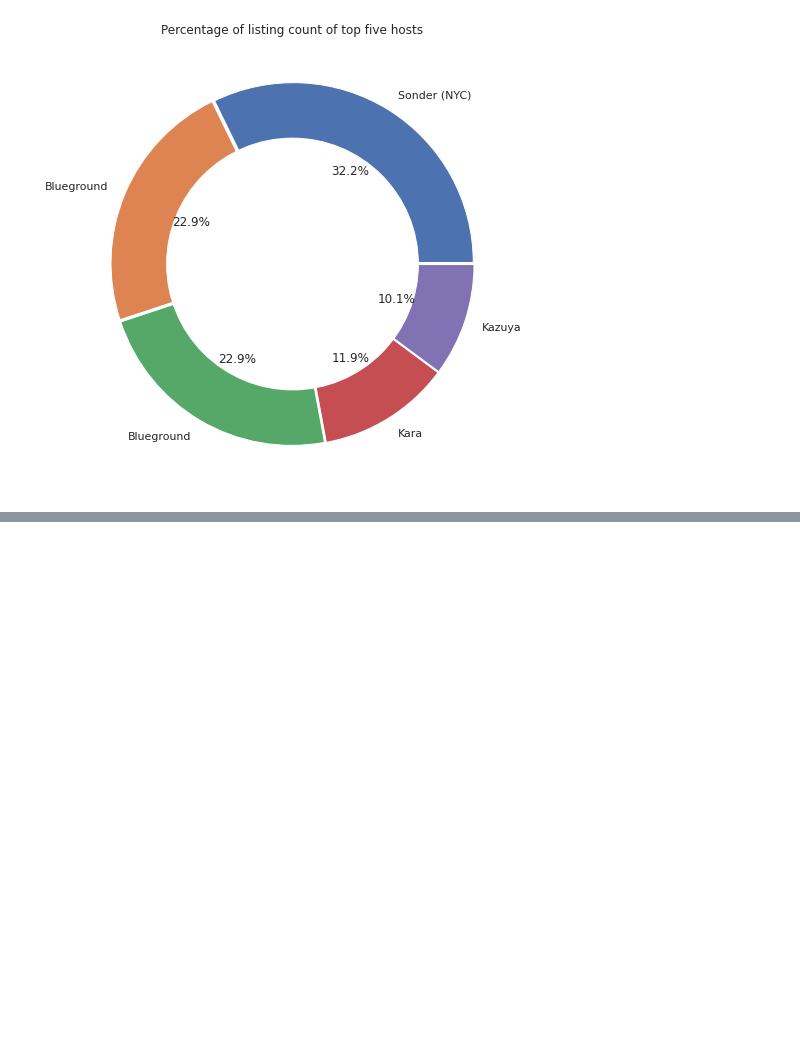
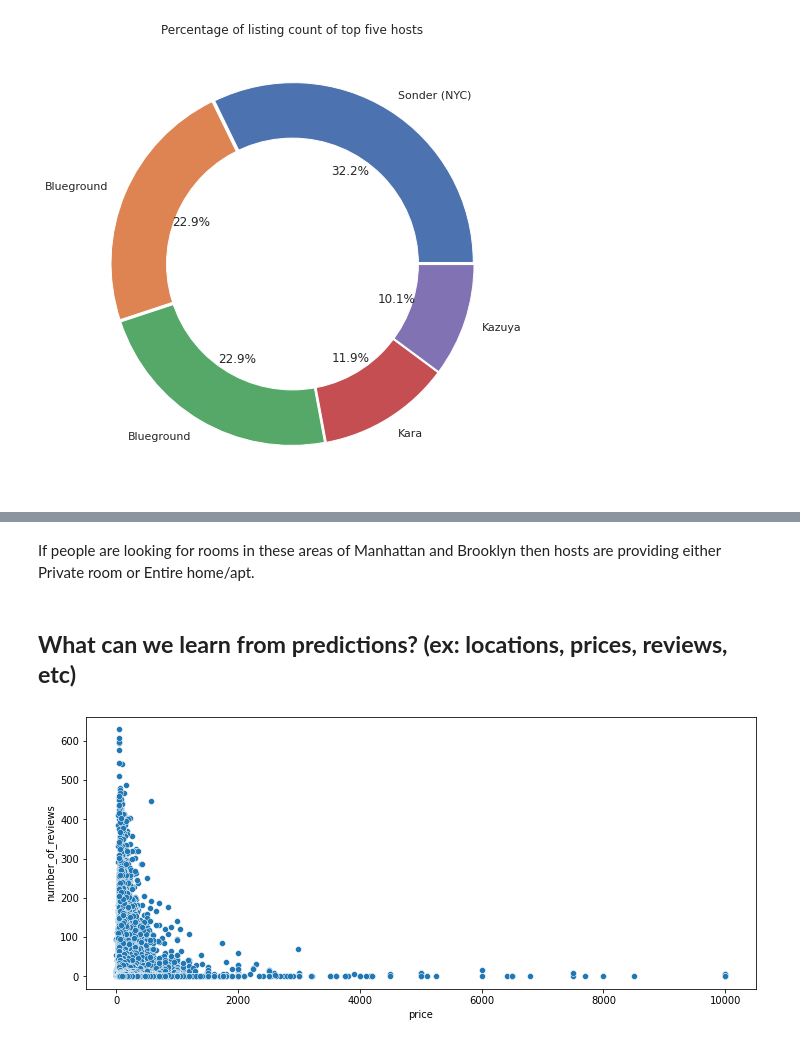
Before and after one commit to Deepakkarki24/Airbnb-Booking-Analysis, a Jupyter notebook: Deepak_Karki_Capstone_Project.ipynb, the cells around one changed output, grey strips where cells are left out. Saved outputs shown, nothing was run; the diff lists cells and outputs as text; code cells hidden in the pictures; blank space fills up the shorter version.

```diff
--- a/Deepak_Karki_Capstone_Project.ipynb
+++ b/Deepak_Karki_Capstone_Project.ipynb
@@ -406,0 +416,11 @@ plt.show()
+# %% [markdown]
+If people are looking for rooms in these areas of Manhattan and Brooklyn then hosts are providing either Private room or Entire home/apt.
+# %% [markdown]
+## **What can we learn from predictions? (ex: locations, prices, reviews, etc)**
+# %%
+# Observing price and number_of_reviews columns
+
+a, ax = plt.subplots(figsize=(12, 5))
+fig = sns.scatterplot(x='price', y='number_of_reviews', data=airbnb_data)
+# %% [output]
+[figure, added]
```
Also changed, not shown: parts of 8 cells of this notebook.
